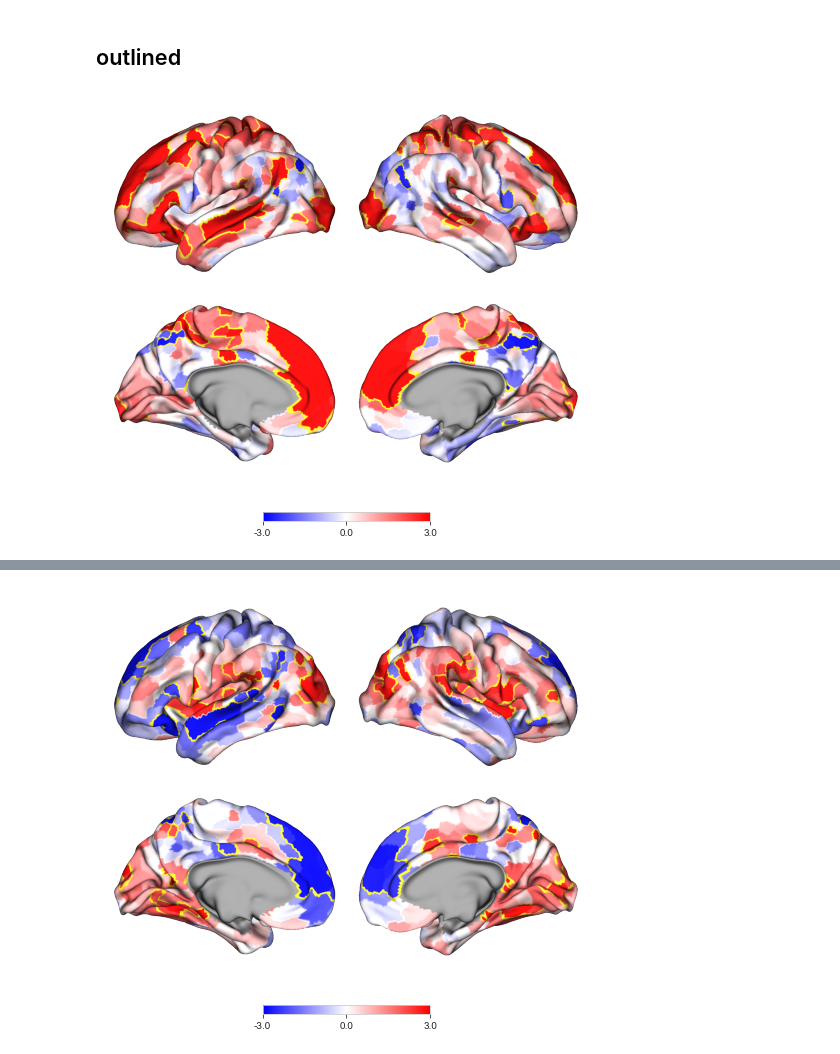
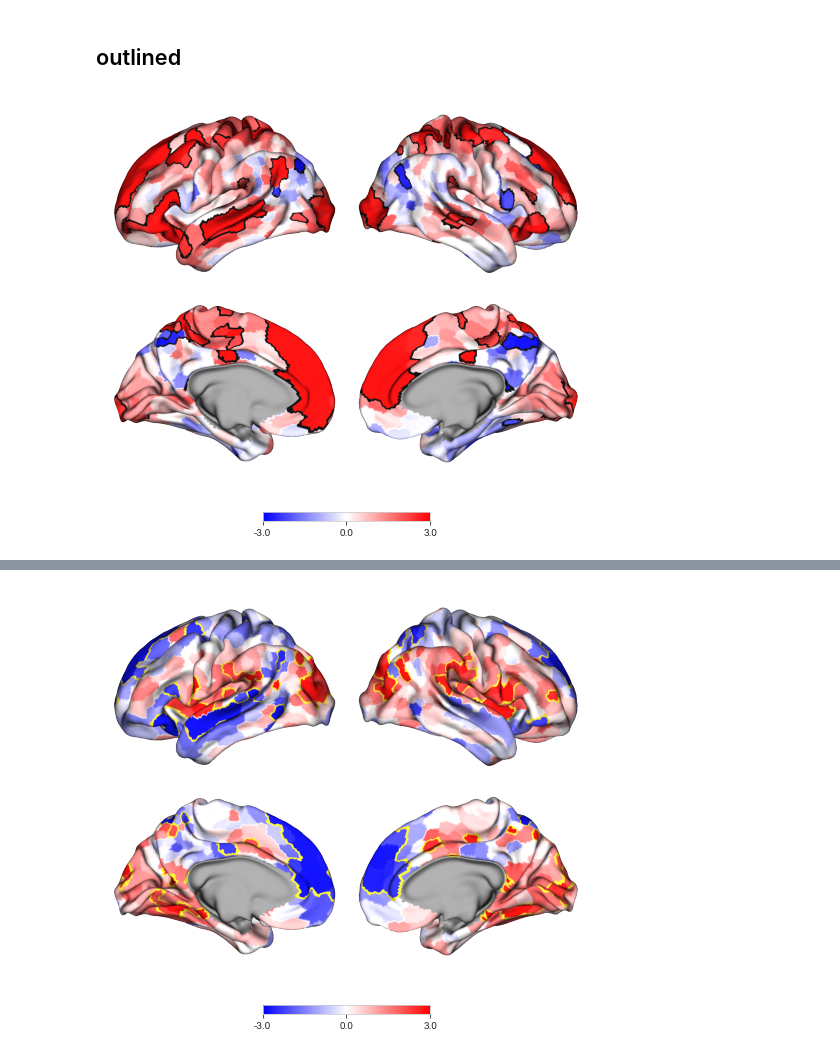
Before and after one commit to qniksefat/gradient-notebooks, a Jupyter notebook: large-manifold-nbs/3-stats.ipynb, the cells around one changed output, grey strips where cells are left out. Saved outputs shown, nothing was run; the diff lists cells and outputs as text; code cells hidden in the pictures.

```diff
--- a/large-manifold-nbs/3-stats.ipynb
+++ b/large-manifold-nbs/3-stats.ipynb
@@ -50,7 +50,7 @@ dfp = dfp.reorder_levels([3,4,0,1,2])
 
 dfp.loc[('baseline', 'early'), 'contrast'] = 'b2e'
 dfp.loc[('early', 'late'), 'contrast'] = 'e2l'
-dfp = dfp[~dfp['contrast'].isna()]  # drop baseline 2 late
+dfp.loc[('baseline', 'late'), 'contrast'] = 'b2l'
 
 dfp = dfp.droplevel([0,1])
 dfp = dfp.set_index('contrast', append=True)
@@ -242,17 +280,19 @@ _ = p.build()
 # %%
 data = dfp.loc['b2e'].reset_index()
 data1 = data['T']
 data1 = map_to_labels(data1, vertices, mask=(vertices != 0))
 p = Plot(surf_lh=l_hemi, surf_rh=r_hemi, layout='grid', size=(900, 700),
          # views=['dorsal']
          )
 p.add_layer(data1, cbar=True, cmap='bwr', color_range=(-3, 3))
 
 data2 = data.apply(lambda r: True if r['p-corr'] < 0.05 else False, axis=1).values
 data2 = map_to_labels(data2, vertices, mask=(vertices != 0))
-p.add_layer(data2, cbar=False, as_outline=True)
+p.add_layer(data2, cbar=False, as_outline=True, cmap='binary'
+            # cmap='gray',
+            )
 
 figure = p.build()
-figure.savefig('b2e outlined.png', dpi=300)
+figure.savefig('b2e-outlined.png', dpi=300)
 # %% [output]
-[figure, old version]
+[figure, new version]
```
Also changed, not shown: parts of 25 cells of this notebook.
